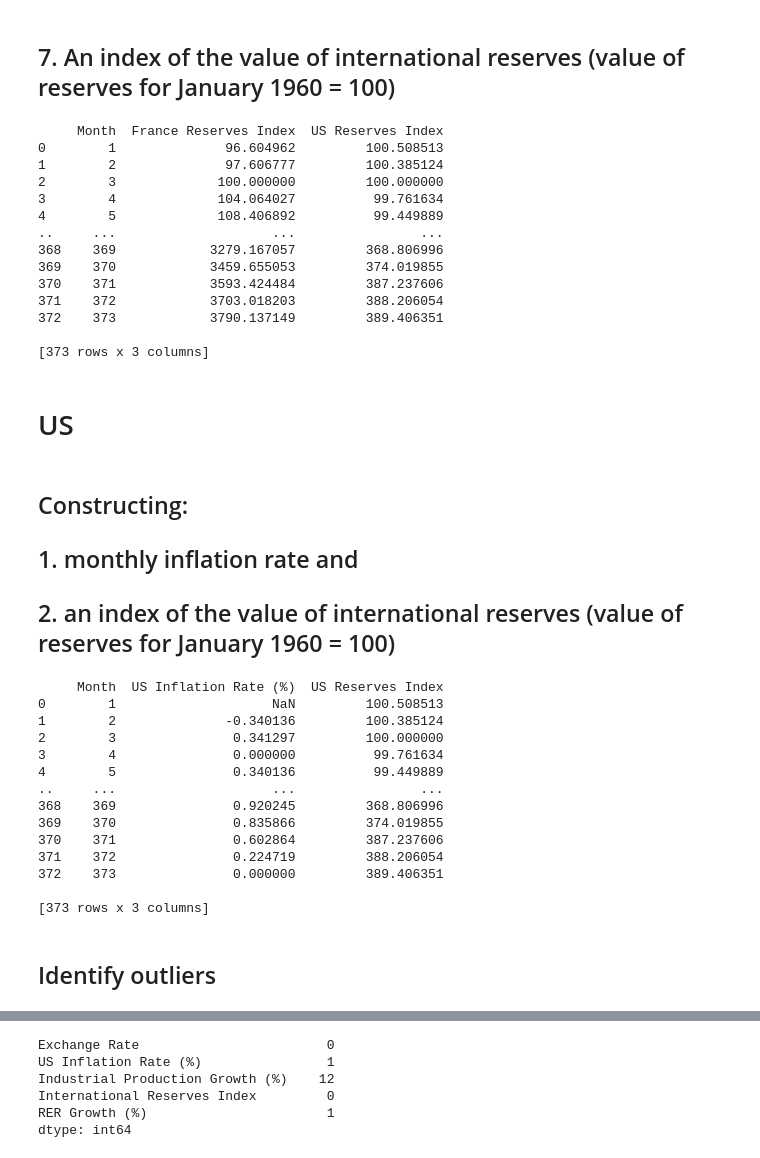
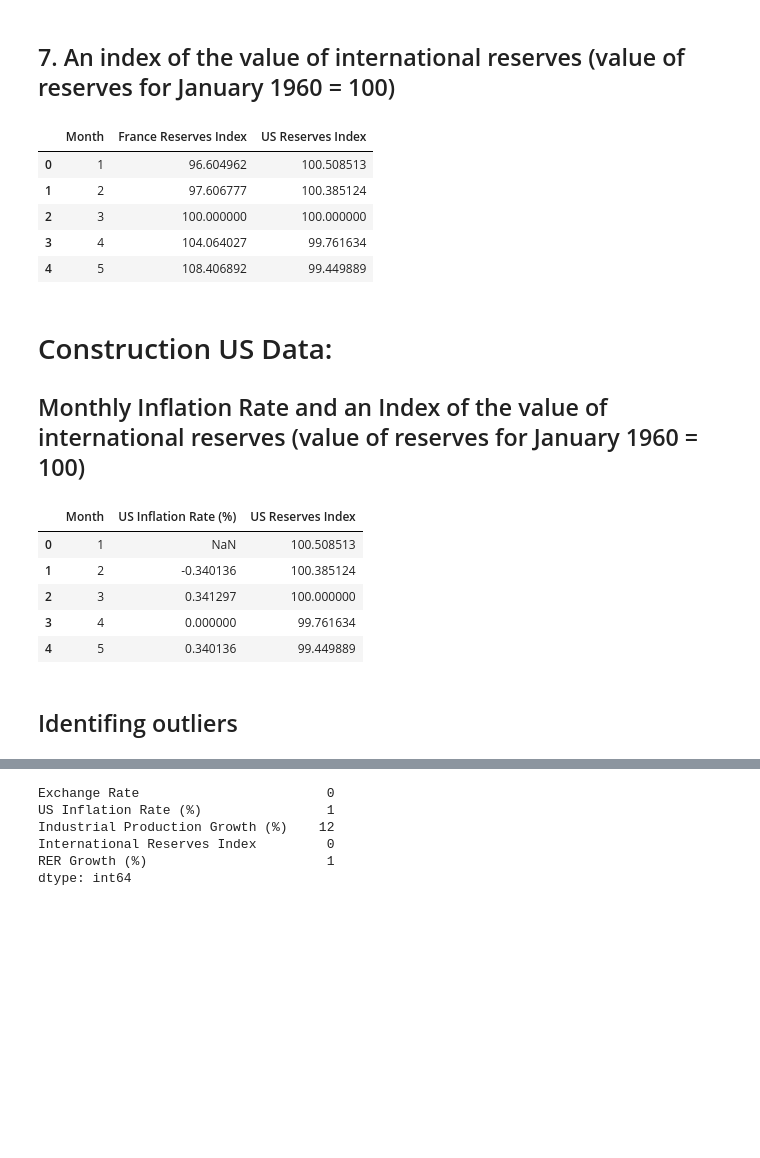
Before and after one commit to SparklyPlant/The-Grave-of-Ming, a Jupyter notebook: Code/NB1.ipynb, the cells around one changed output, grey strips where cells are left out. Saved outputs shown, nothing was run; the diff lists cells and outputs as text; code cells hidden in the pictures; blank space fills up the shorter version.

```diff
--- a/Code/NB1.ipynb
+++ b/Code/NB1.ipynb
@@ -442,54 +295,43 @@ import pandas as pd
 # Load the dataset
 file_path = "../data/IMF.xlsx"  # Update this with your actual file path
 df = pd.read_excel(file_path, header=None, engine="openpyxl")
 
 # Find row indices for France and U.S. International Reserves
 france_reserves_row = df[(df.iloc[:, 1].str.contains("International Reserves", na=False)) & (df.iloc[:, 0] == "France")].index[0]
 us_reserves_row = df[(df.iloc[:, 1].str.contains("International Reserves", na=False)) & (df.iloc[:, 0] == "United States")].index[0]
 
 # Extract International Reserves data
 france_reserves = pd.to_numeric(df.iloc[france_reserves_row, 2:], errors="coerce")
 us_reserves = pd.to_numeric(df.iloc[us_reserves_row, 2:], errors="coerce")
 
 # Find the value of reserves in January 1960 (assumes the first column is Jan 1960)
 jan_1960_index = 2  # Assuming the first data column corresponds to Jan 1960
 france_reserves_jan_1960 = france_reserves.iloc[jan_1960_index]
 us_reserves_jan_1960 = us_reserves.iloc[jan_1960_index]
 
 # Construct the Index (Normalize to Jan 1960 = 100)
 france_reserves_index = (france_reserves / france_reserves_jan_1960) * 100
 us_reserves_index = (us_reserves / us_reserves_jan_1960) * 100
 
 # Create DataFrame for visualization
 reserves_index_df = pd.DataFrame({
     "Month": range(1, len(france_reserves_index) + 1),
     "France Reserves Index": france_reserves_index.values,
     "US Reserves Index": us_reserves_index.values
 })
 
 # Display first few rows
-print(reserves_index_df)
+display(reserves_index_df.head())
 # %% [output]
-     Month  France Reserves Index  US Reserves Index
-0        1              96.604962         100.508513
-1        2              97.606777         100.385124
-2        3             100.000000         100.000000
-3        4             104.064027          99.761634
-4        5             108.406892          99.449889
-..     ...                    ...                ...
-368    369            3279.167057         368.806996
-369    370            3459.655053         374.019855
-370    371            3593.424484         387.237606
-371    372            3703.018203         388.206054
-372    373            3790.137149         389.406351
-
-[373 rows x 3 columns]
+|  | Month | France Reserves Index | US Reserves Index |
+| 0 | 1 | 96.604962 | 100.508513 |
+| 1 | 2 | 97.606777 | 100.385124 |
+| 2 | 3 | 100.000000 | 100.000000 |
+| 3 | 4 | 104.064027 | 99.761634 |
+| 4 | 5 | 108.406892 | 99.449889 |
-# %% [markdown]
-# US
 # %% [markdown]
-## Constructing:
-## 1. monthly inflation rate and
-## 2. an index of the value of international reserves (value of reserves for January 1960 = 100)
+# Construction US Data:
+## Monthly Inflation Rate and an Index of the value of international reserves (value of reserves for January 1960 = 100)
 # %%
 import pandas as pd
 
@@ -521,24 +363,16 @@ us_data_df = pd.DataFrame({
 })
 
 # Display first few rows
-print(us_data_df)
+display(us_data_df.head())
 # %% [output]
-     Month  US Inflation Rate (%)  US Reserves Index
-0        1                    NaN         100.508513
-1        2              -0.340136         100.385124
-2        3               0.341297         100.000000
-3        4               0.000000          99.761634
-4        5               0.340136          99.449889
-..     ...                    ...                ...
-368    369               0.920245         368.806996
-369    370               0.835866         374.019855
-370    371               0.602864         387.237606
-371    372               0.224719         388.206054
-372    373               0.000000         389.406351
-
-[373 rows x 3 columns]
+|  | Month | US Inflation Rate (%) | US Reserves Index |
+| 0 | 1 | NaN | 100.508513 |
+| 1 | 2 | -0.340136 | 100.385124 |
+| 2 | 3 | 0.341297 | 100.000000 |
+| 3 | 4 | 0.000000 | 99.761634 |
+| 4 | 5 | 0.340136 | 99.449889 |
 # %% [markdown]
-## Identify outliers
+## Identifing outliers
 # %%
 from scipy.stats import zscore
 import numpy as np
```
Also changed, not shown: parts of 24 cells of this notebook, 4 other files.
